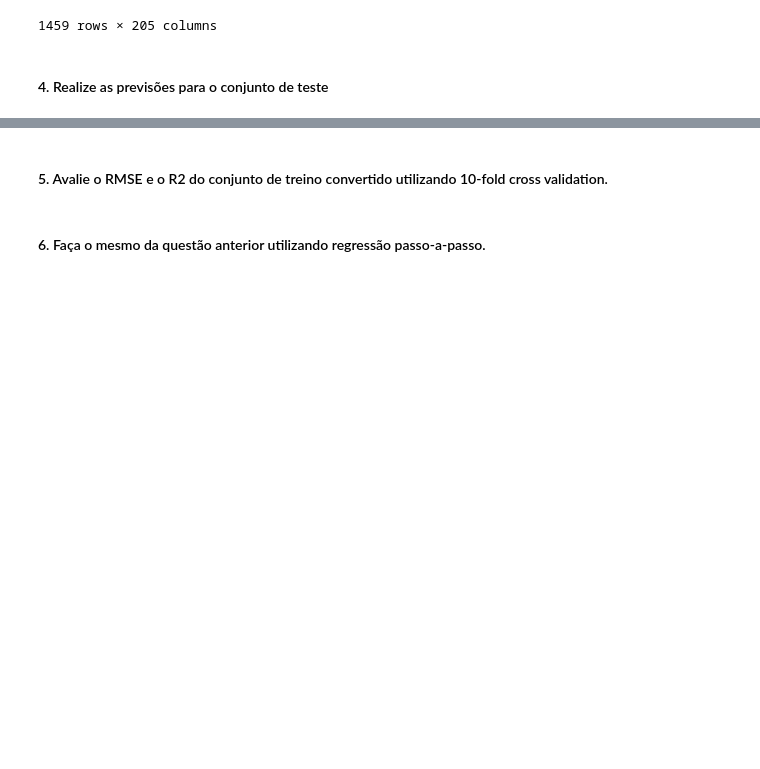
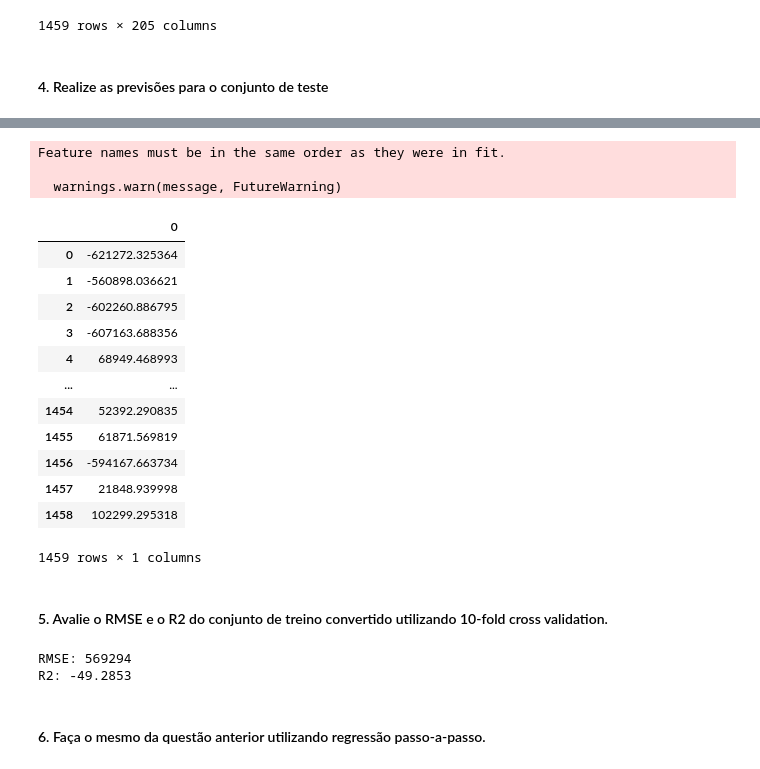
Before and after one commit to yuriresendematias/Aprendizagem-de-Maquina, a Jupyter notebook: Semana 2/Atividade2.ipynb, the cells around one changed output, grey strips where cells are left out. Saved outputs shown, nothing was run; the diff lists cells and outputs as text; code cells hidden in the pictures; blank space fills up the shorter version.

```diff
--- a/Semana 2/Atividade2.ipynb
+++ b/Semana 2/Atividade2.ipynb
@@ -335,5 +357,78 @@ test
+# %%
+x1 = train['LotFrontage'].median()
+x2 = train['MasVnrArea'].median()
+x3 = train['GarageYrBlt'].median()
+
+medianas = {"LotFrontage": x1, "MasVnrArea": x2, "GarageYrBlt": x3}
+
+train = train.fillna(value=medianas)
+# %%
+test[test.columns[test.isnull().any()]]
+
+x1 = train['LotFrontage'].median()
+x2 = train['MasVnrArea'].median()
+x3 = train['BsmtFinSF1'].median()
+x4 = train['BsmtFinSF2'].median()
+x5 = train['BsmtUnfSF'].median()
+x6 = train['TotalBsmtSF'].median()
+x7 = train['BsmtFullBath'].median()
+x8 = train['BsmtHalfBath'].median()
+x9 = train['GarageYrBlt'].median()
+x10 = train['GarageCars'].median()
+x11= train['GarageArea'].median()
+
+medianas_test = {"LotFrontage": x1, "MasVnrArea": x2, "BsmtFinSF1": x3, "BsmtFinSF2": x4, "BsmtUnfSF": x5, "TotalBsmtSF": x6, "BsmtFullBath": x7, "BsmtHalfBath": x8, "GarageYrBlt": x9, "GarageCars": x10, "GarageArea": x11,}
+
+test = test.fillna(value=medianas_test)
+
+train = train.drop(["SalePrice"], axis=1)
+# %%
+model = LinearRegression()
+model.fit(train, sp)
+
+predict = model.predict(test)
+
+pd.DataFrame(predict)
+# %% [output]
+Feature names must be in the same order as they were in fit.
+
+  warnings.warn(message, FutureWarning)
+|  | 0 |
+| 0 | -621272.325364 |
+| 1 | -560898.036621 |
+| 2 | -602260.886795 |
+| 3 | -607163.688356 |
+| 4 | 68949.468993 |
+| ... | ... |
+| 1454 | 52392.290835 |
+| 1455 | 61871.569819 |
+| 1456 | -594167.663734 |
+| 1457 | 21848.939998 |
+| 1458 | 102299.295318 |
+1459 rows × 1 columns
 # %% [markdown]
 #### 5. Avalie o RMSE e o R2 do conjunto de treino convertido utilizando 10-fold cross validation.
+# %%
+from sklearn.model_selection import KFold
+from sklearn.metrics import mean_squared_error
+from sklearn.metrics import r2_score
+
+kf = KFold(n_splits=10, shuffle=True, random_state=2)
+
+sp = sp[:-1]; sp
+
+for train_index, test_index in kf.split(sp):
+    sp_train, sp_test = sp[train_index], sp[test_index]
+    predict_train, predict_test = predict[train_index], predict[test_index]
+
+rmse2 = np.sqrt(mean_squared_error(sp_train, predict_train))
+print(f'RMSE: {rmse2:.0f}')
+
+r3 = r2_score(sp_train, predict_train)
+print(f'R2: {r3:.4f}')
+# %% [output]
+RMSE: 569294
+R2: -49.2853
 # %% [markdown]
 #### 6. Faça o mesmo da questão anterior utilizando regressão passo-a-passo.
 # %% [markdown]
```
Also changed, not shown: parts of 1 cell of this notebook, 1 other file.
